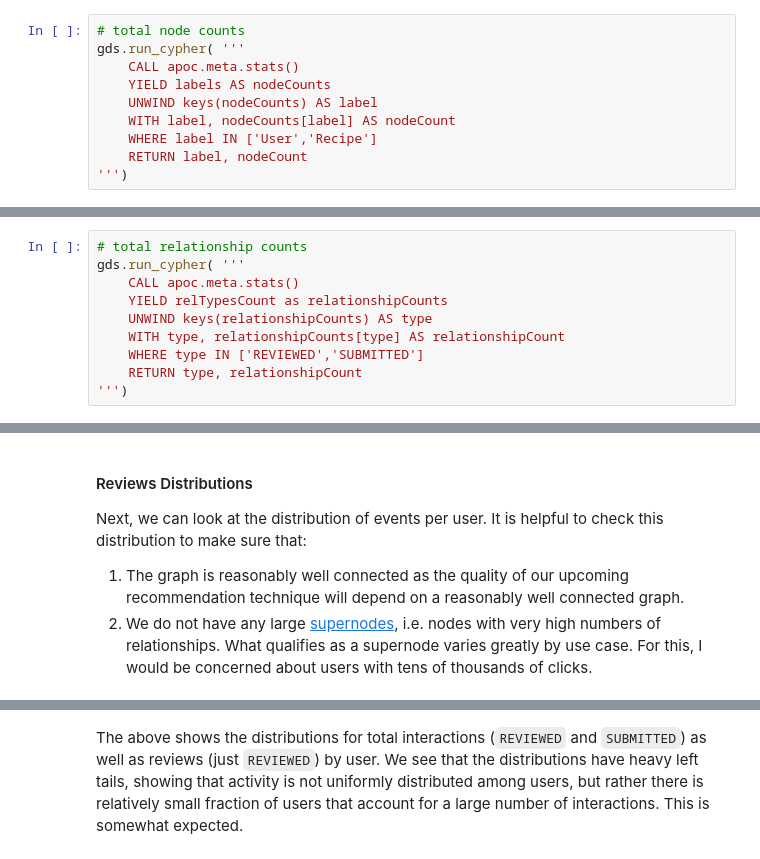
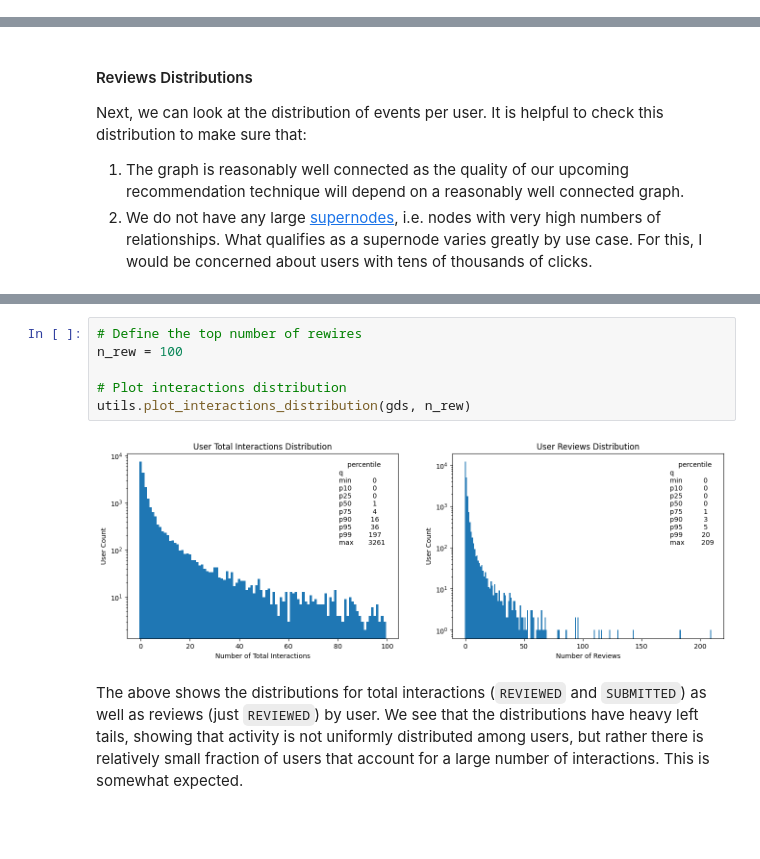
Before and after one commit to luigi-ga/GRec, a Jupyter notebook: graph_recommendation.ipynb, the cells around one changed output, grey strips where cells are left out. Drawn from its saved outputs; the diff is of its cells as text; blank space fills up the shorter version.

```diff
--- a/graph_recommendation.ipynb
+++ b/graph_recommendation.ipynb
@@ -122,13 +94,3 @@ Before diving right into into analysis, it is helpful to inspect some high level
 # %% [markdown]
 #### Aggregate Counts
 Let's start with high node and relationships counts. These functions assume [APOC](https://neo4j.com/developer/neo4j-apoc/) is installed on your Neo4j DB.
-# %%
-# total node counts
-gds.run_cypher( '''
-    CALL apoc.meta.stats()
-    YIELD labels AS nodeCounts
-    UNWIND keys(nodeCounts) AS label
-    WITH label, nodeCounts[label] AS nodeCount
-    WHERE label IN ['User','Recipe']
-    RETURN label, nodeCount
-''')
@@ -139,10 +96,0 @@ gds.run_cypher( '''
-# %%
-# total relationship counts
-gds.run_cypher( '''
-    CALL apoc.meta.stats()
-    YIELD relTypesCount as relationshipCounts
-    UNWIND keys(relationshipCounts) AS type
-    WITH type, relationshipCounts[type] AS relationshipCount
-    WHERE type IN ['REVIEWED','SUBMITTED']
-    RETURN type, relationshipCount
-''')
@@ -183,3 +120,11 @@ plt.show()
+# %%
+# Define the top number of rewires
+n_rew = 100
+
+# Plot interactions distribution
+utils.plot_interactions_distribution(gds, n_rew)
+# %% [output]
+[figure, added]
 # %% [markdown]
 The above shows the distributions for total interactions (`REVIEWED` and `SUBMITTED`) as well as reviews (just `REVIEWED`) by user. We see that the distributions have heavy left tails, showing that activity is not uniformly distributed among users, but rather there is relatively small fraction of users that account for a large number of interactions. This is somewhat expected.
 # %% [markdown]
```
Also changed, not shown: parts of 49 cells of this notebook, 6 other files.
